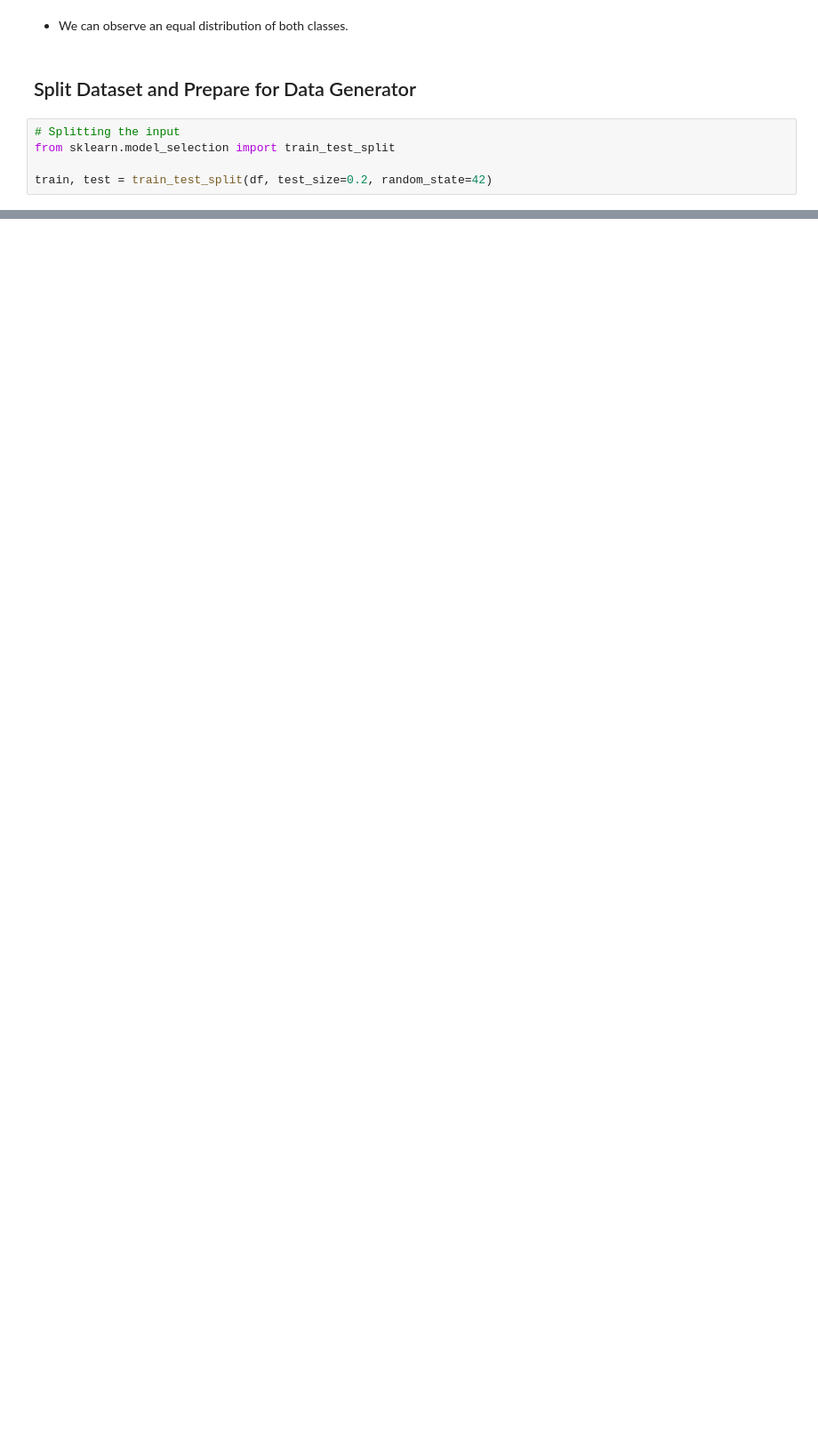
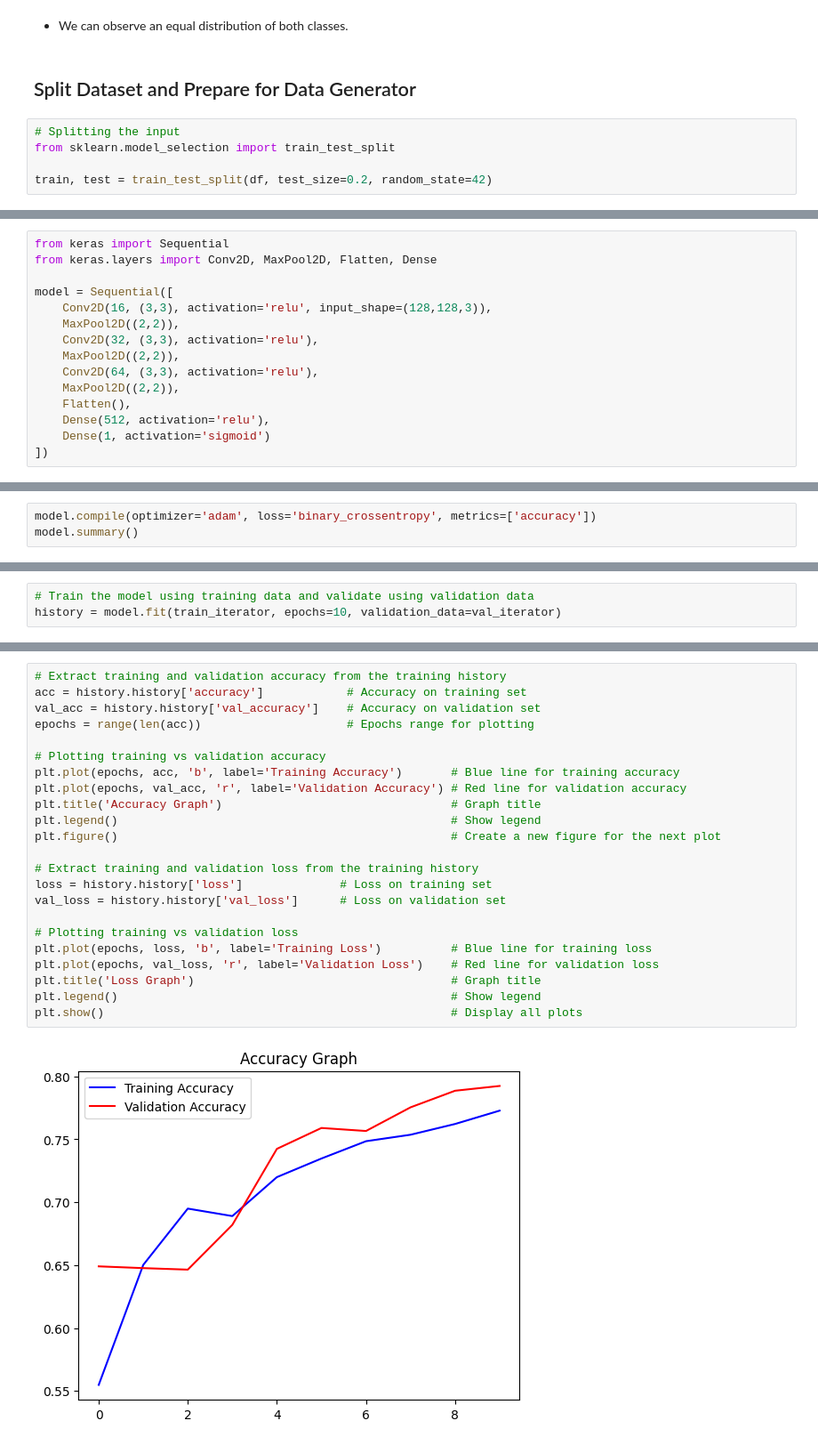
Before and after one commit to HermelaDev/Cats-vs-Dogs_Image_Classification_DL_CNN, a Jupyter notebook: Classifier.ipynb, the cells around one changed output, grey strips where cells are left out. Shown at 89% size. Cells and saved outputs as stored; diff of their text form; blank space fills up the shorter version.

Commit message:
Updated using Colab

```diff
--- a/Classifier.ipynb
+++ b/Classifier.ipynb
@@ -187,0 +241,15 @@ train, test = train_test_split(df, test_size=0.2, random_state=42)
+# %%
+from keras import Sequential
+from keras.layers import Conv2D, MaxPool2D, Flatten, Dense
+
+model = Sequential([
+    Conv2D(16, (3,3), activation='relu', input_shape=(128,128,3)),
+    MaxPool2D((2,2)),
+    Conv2D(32, (3,3), activation='relu'),
+    MaxPool2D((2,2)),
+    Conv2D(64, (3,3), activation='relu'),
+    MaxPool2D((2,2)),
+    Flatten(),
+    Dense(512, activation='relu'),
+    Dense(1, activation='sigmoid')
+])
@@ -187,0 +276,3 @@ train, test = train_test_split(df, test_size=0.2, random_state=42)
+# %%
+model.compile(optimizer='adam', loss='binary_crossentropy', metrics=['accuracy'])
+model.summary()
@@ -187,0 +341,3 @@ train, test = train_test_split(df, test_size=0.2, random_state=42)
+# %%
+# Train the model using training data and validate using validation data
+history = model.fit(train_iterator, epochs=10, validation_data=val_iterator)
@@ -187,0 +365,25 @@ train, test = train_test_split(df, test_size=0.2, random_state=42)
+# %%
+# Extract training and validation accuracy from the training history
+acc = history.history['accuracy']            # Accuracy on training set
+val_acc = history.history['val_accuracy']    # Accuracy on validation set
+epochs = range(len(acc))                     # Epochs range for plotting
+
+# Plotting training vs validation accuracy
+plt.plot(epochs, acc, 'b', label='Training Accuracy')       # Blue line for training accuracy
+plt.plot(epochs, val_acc, 'r', label='Validation Accuracy') # Red line for validation accuracy
+plt.title('Accuracy Graph')                                 # Graph title
+plt.legend()                                                # Show legend
+plt.figure()                                                # Create a new figure for the next plot
+
+# Extract training and validation loss from the training history
+loss = history.history['loss']              # Loss on training set
+val_loss = history.history['val_loss']      # Loss on validation set
+
+# Plotting training vs validation loss
+plt.plot(epochs, loss, 'b', label='Training Loss')          # Blue line for training loss
+plt.plot(epochs, val_loss, 'r', label='Validation Loss')    # Red line for validation loss
+plt.title('Loss Graph')                                     # Graph title
+plt.legend()                                                # Show legend
+plt.show()                                                  # Display all plots
+# %% [output]
+[figure, added]
```
Also changed, not shown: parts of 19 cells of this notebook.
